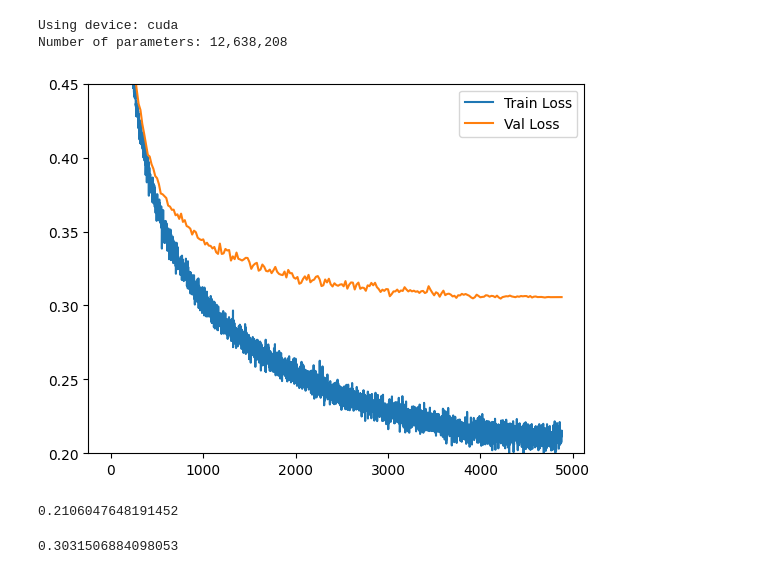
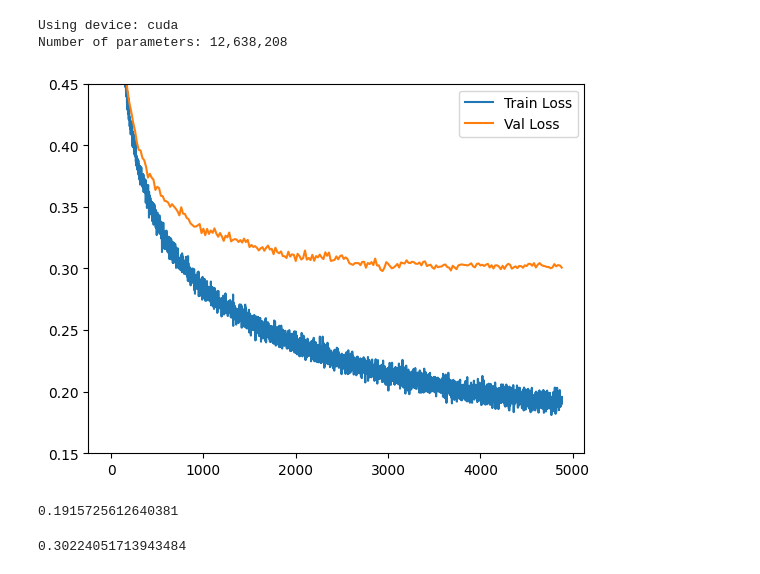
Before and after one commit to cweill/transformer-hangman-solver, a Jupyter notebook: hangman.ipynb, the cells around one changed output. Saved outputs shown, nothing was run; the diff lists cells and outputs as text; code cells hidden in the pictures.

Commit message:
Win rate: 68.10%

```diff
--- a/hangman.ipynb
+++ b/hangman.ipynb
@@ -526,16 +526,32 @@ optimizer = optim.AdamW(model.parameters(), lr=3e-4, weight_decay=0.0, betas=(0.
 batch_size = 4096
 num_epochs = 1
 
-cosine_scheduler = optim.lr_scheduler.CosineAnnealingLR(optimizer, T_max=(len(train_dataset) // batch_size) * num_epochs)
+max_lr = 6e-4
+min_lr = max_lr * 0.1
+warmup_steps = 10
+max_steps = len(train_dataset) // batch_size * num_epochs
+
+def get_lr(it):
+    # 1) linear warmup for warmup_steps
+    if it < warmup_steps:
+        return max_lr * (it+1) / warmup_steps
+    # 2) if it > lr_decay_steps, return min_lr
+    if it > max_steps:
+        return min_lr
+    # 3) in between, use cosine decay down to min_lr
+    decay_ratio = (it - warmup_steps) / (max_steps - warmup_steps)
+    assert 0 <= decay_ratio <= 1
+    coeff = 0.5 * (1.0 + math.cos(math.pi * decay_ratio)) # coeff starts at 1 and goes to 0
+    return min_lr + coeff * (max_lr - min_lr)
 
 lossi = []
 val_lossi = []
 val_step = []
-step = 0
 
 val_features, val_labels = val_dataset[:10000]
 val_features = val_features.to(device)
 val_labels = val_labels.to(device)
+step = 0
 for epoch in range(num_epochs):
     for i in (pbar := tqdm(range(0, len(train_dataset), batch_size))):
         t0 = time.time()
@@ -556,9 +572,13 @@ for epoch in range(num_epochs):
 
         norm = torch.nn.utils.clip_grad_norm_(model.parameters(), 1.0)
 
+        # detemine the learning rate for this step
+        lr = get_lr(step)
+        for param_group in optimizer.param_groups:
+            param_group['lr'] = lr
+
         # Update weights
         optimizer.step()
-        cosine_scheduler.step()
         torch.cuda.synchronize()
 
         t1 = time.time()
@@ -574,10 +594,10 @@ for epoch in range(num_epochs):
             model.train()
 
         tokens_per_second = (batch_size * block_size) / (t1 - t0)
+        step += 1
         pbar.set_description(
-            f"Epoch {epoch+1}/{num_epochs} | Train Loss: {loss.item():.4f} | Val Loss: {val_loss.item():.4f} | Norm: {norm:.4f} | {dt:.2f}ms/batch | {tokens_per_second:.2f} tok/s"
+            f"Epoch {epoch+1}/{num_epochs} | Step {step:4d} | Train Loss: {loss.item():.4f} | Val Loss: {val_loss.item():.4f} | LR: {lr:.4e} | Norm: {norm:.4f} | {dt:.2f}ms/batch | {tokens_per_second:.2f} tok/s"
         )
-        step += 1
 # %% [output]
 Using device: cuda
 Number of parameters: 12,638,208
@@ -600,12 +620,12 @@ torch.save(model.state_dict(), model_path)
 # %%
 plt.plot(lossi)
 plt.plot(val_step, val_lossi)
 plt.legend(["Train Loss", "Val Loss"])
 # start x axis at 1000
-plt.ylim(0.2, 0.45)
+plt.ylim(0.15, 0.45)
 plt.show()
 # %% [output]
-[figure, old version]
+[figure, new version]
 # %%
 def full_eval(dataset, batch_size=1024 * 4):
     model.eval()
@@ -624,8 +644,8 @@ full_eval(val_dataset)
 
 print("\n")
 # %% [output]
-0.2106047648191452
+0.1915725612640381
-0.3031506884098053
+0.30224051713943484
 # %%
 # inference:
 
```
Also changed, not shown: parts of 1 cell of this notebook, 2 other files.
